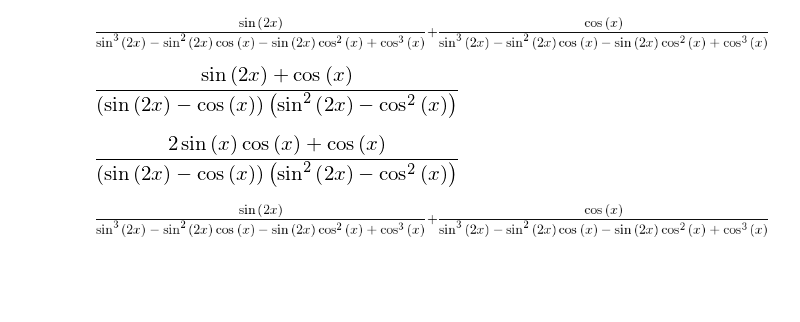
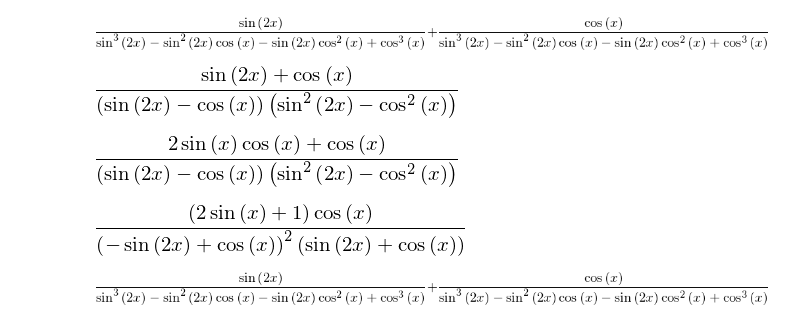
Before and after one commit to Ruediger-Braun/compana16, a Jupyter notebook: Lektion01.ipynb, the cells around one changed output. Cells and saved outputs as stored; diff of their text form; code cells hidden in the pictures; blank space fills up the shorter version.

```diff
--- a/Lektion01.ipynb
+++ b/Lektion01.ipynb
@@ -285,5 +309,9 @@ f.expand(numer=True, trig='True')
 # %% [output]
 [figure]
+# %%
+f.expand(numer=True, trig=True).factor()
+# %% [output]
+[figure, added]
 # %%
 f.expand(gibtsnich=True)
 # %% [output]
```
Also changed, not shown: parts of 13 cells of this notebook.
